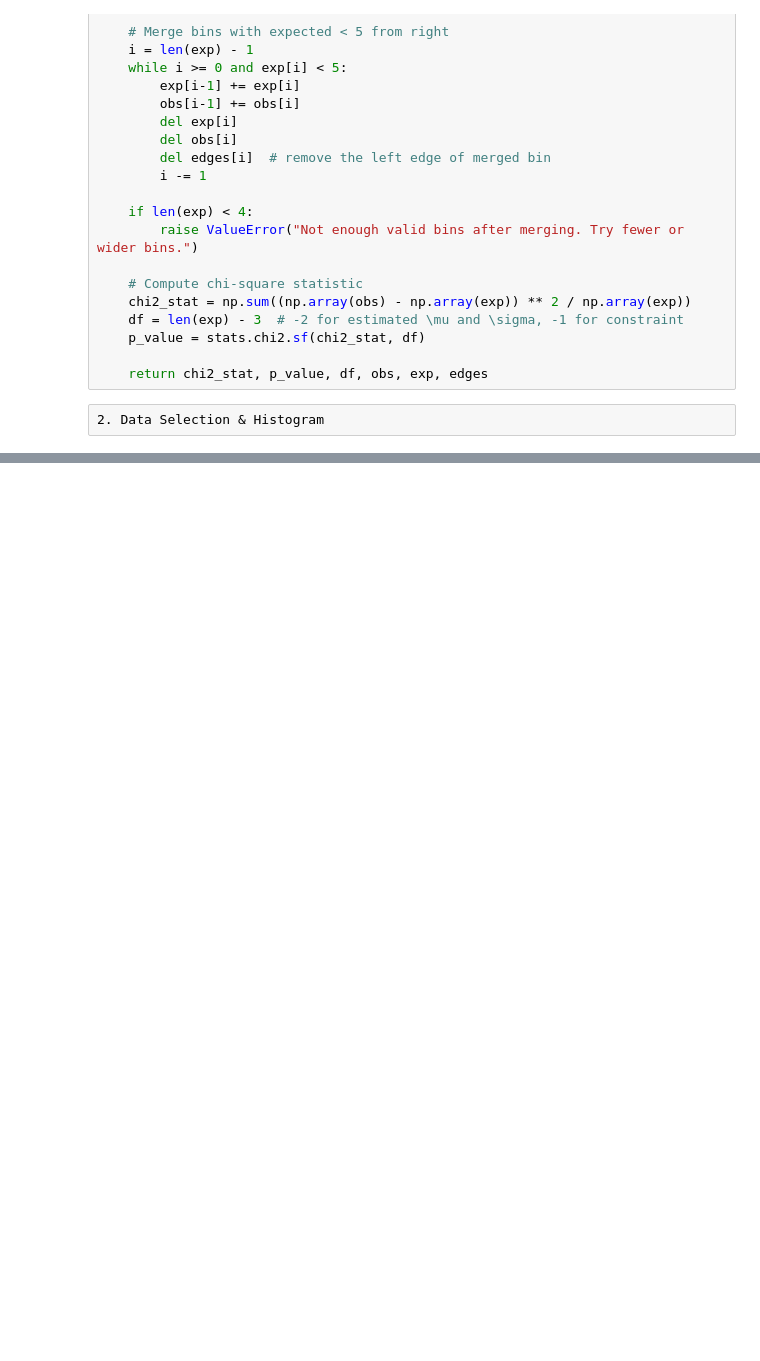
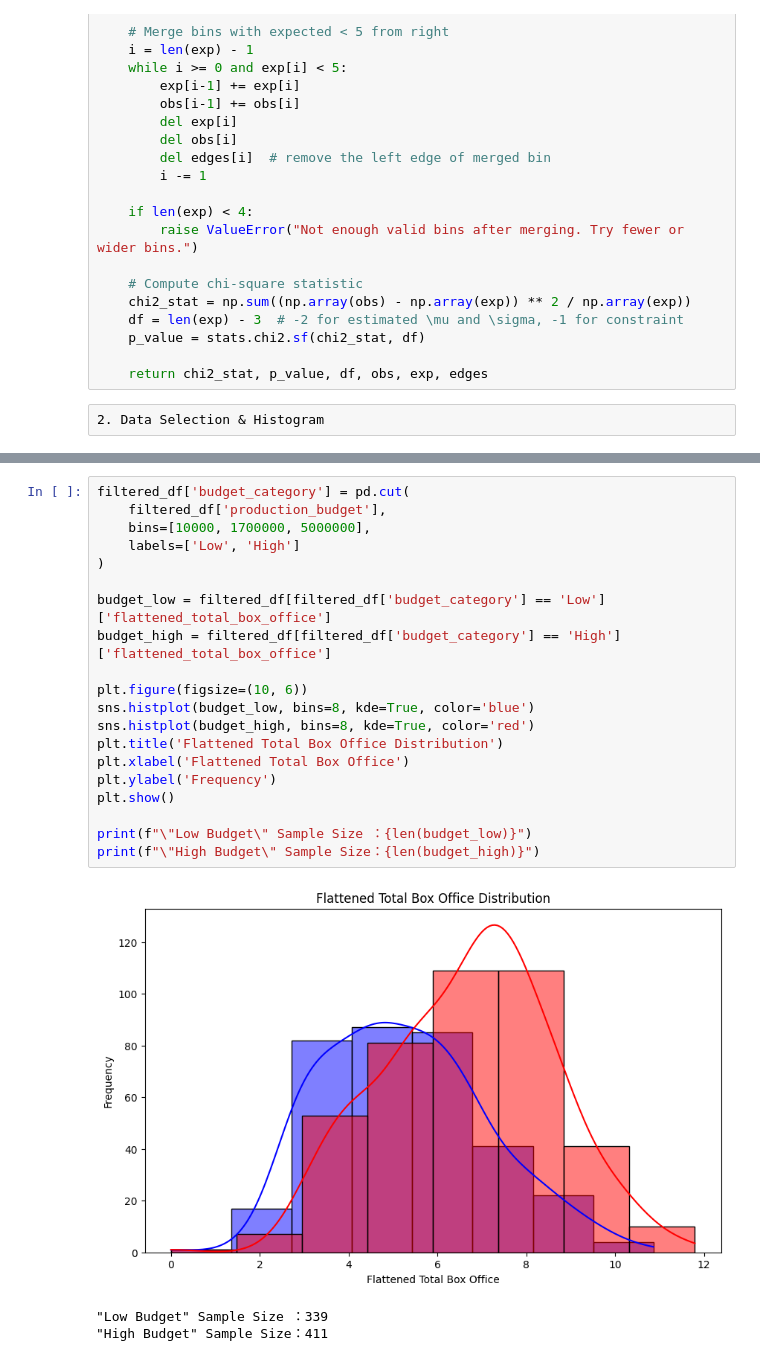
Before and after one commit to Ocean1029/Statistics_Final_Project, a Jupyter notebook: final_code_workspace/descriptive.ipynb, the cells around one changed output, grey strips where cells are left out. Saved outputs shown, nothing was run; the diff lists cells and outputs as text; blank space fills up the shorter version.

```diff
--- a/final_code_workspace/descriptive.ipynb
+++ b/final_code_workspace/descriptive.ipynb
@@ -122,0 +125,24 @@ plt.show()
+# %%
+filtered_df['budget_category'] = pd.cut(
+    filtered_df['production_budget'],
+    bins=[10000, 1700000, 5000000],
+    labels=['Low', 'High']
+)
+
+budget_low = filtered_df[filtered_df['budget_category'] == 'Low']['flattened_total_box_office']
+budget_high = filtered_df[filtered_df['budget_category'] == 'High']['flattened_total_box_office']
+
+plt.figure(figsize=(10, 6))
+sns.histplot(budget_low, bins=8, kde=True, color='blue')
+sns.histplot(budget_high, bins=8, kde=True, color='red')
+plt.title('Flattened Total Box Office Distribution')
+plt.xlabel('Flattened Total Box Office')
+plt.ylabel('Frequency')
+plt.show()
+
+print(f"\"Low Budget\" Sample Size ：{len(budget_low)}")
+print(f"\"High Budget\" Sample Size：{len(budget_high)}")
+# %% [output]
+[figure, added]
+"Low Budget" Sample Size ：339
+"High Budget" Sample Size：411
```
Also changed, not shown: parts of 3 cells of this notebook, 1 other file.
